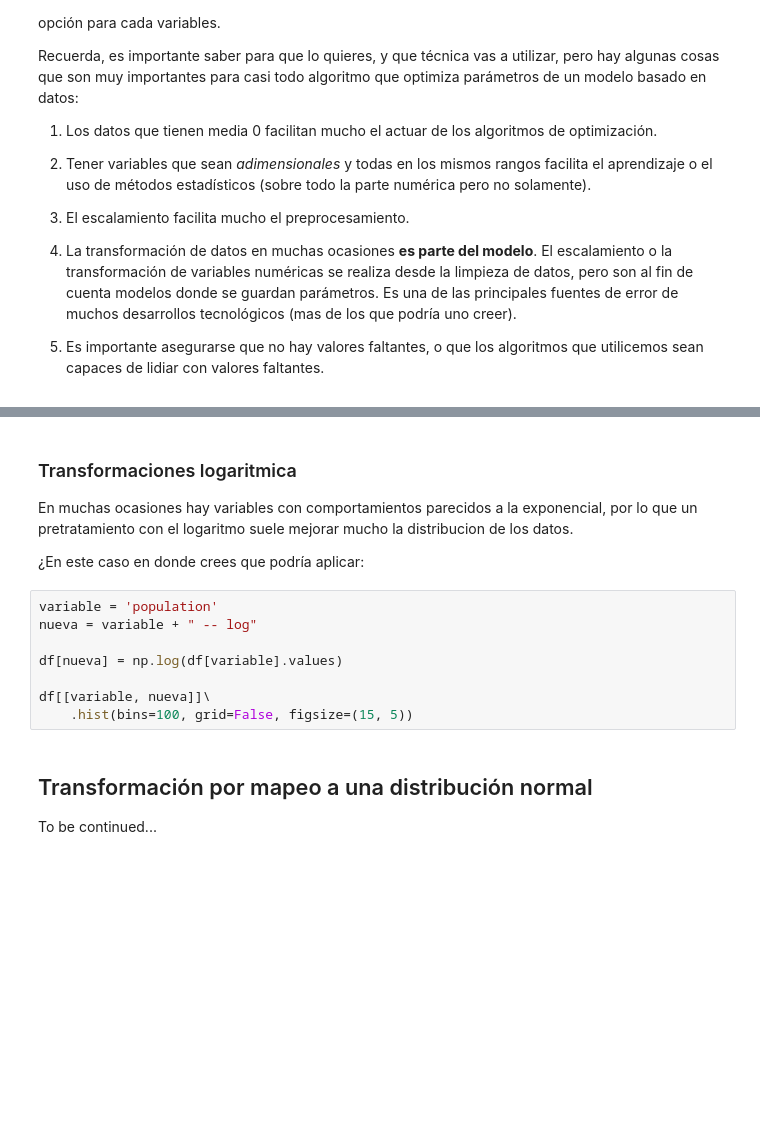
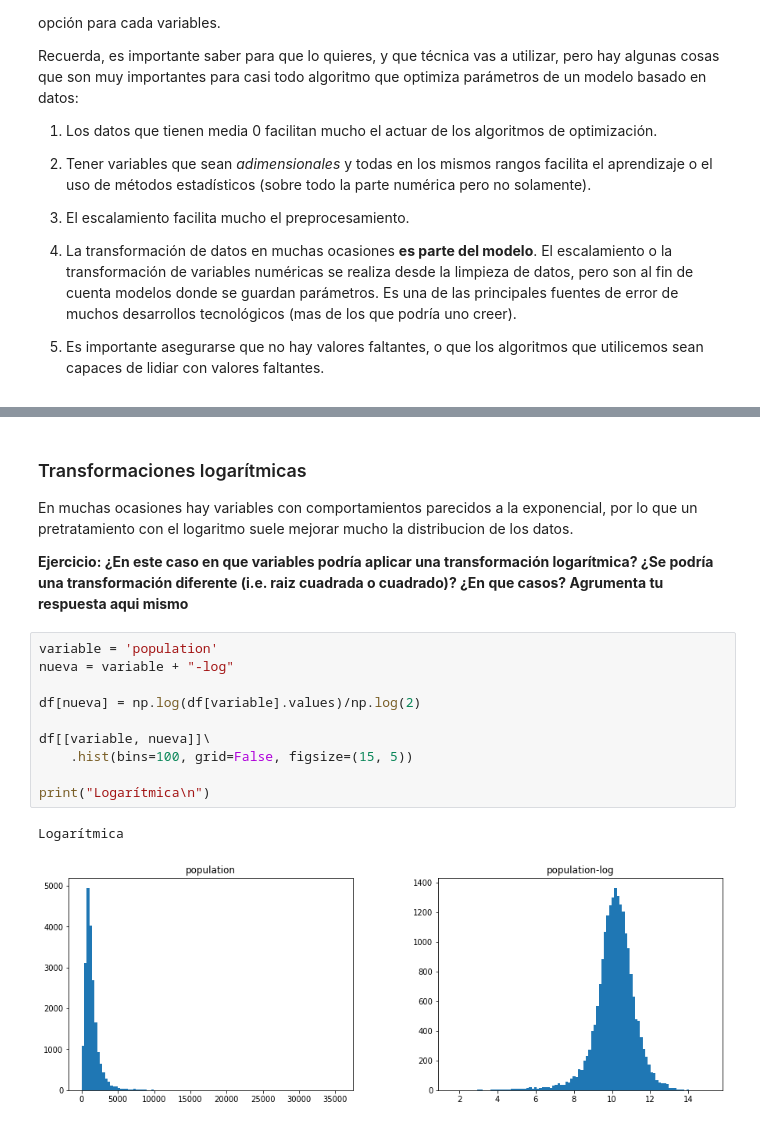
Before and after one commit to mcd-unison/ing-caract, a Jupyter notebook: ejemplos/tipos/python/numericos.ipynb, the cells around one changed output, grey strips where cells are left out. Cells and saved outputs as stored; diff of their text form; blank space fills up the shorter version.

```diff
--- a/ejemplos/tipos/python/numericos.ipynb
+++ b/ejemplos/tipos/python/numericos.ipynb
@@ -149,18 +190,19 @@ print(scaler.data_min_, scaler.data_max_)
 # %% [markdown]
-### Transformaciones logaritmica
+### Transformaciones logarítmicas
 
 En muchas ocasiones hay variables con comportamientos parecidos a la exponencial, por lo que un pretratamiento con el logaritmo suele mejorar mucho la distribucion de los datos.
 
-¿En este caso en donde crees que podría aplicar:
+**Ejercicio: ¿En este caso en que variables podría aplicar una transformación logarítmica? ¿Se podría una transformación diferente (i.e. raiz cuadrada o cuadrado)? ¿En que casos? Agrumenta tu respuesta aqui mismo**
 # %%
 variable = 'population'
-nueva = variable + " -- log"
+nueva = variable + "-log"
 
-df[nueva] = np.log(df[variable].values)
+df[nueva] = np.log(df[variable].values)/np.log(2)
 
 df[[variable, nueva]]\
     .hist(bins=100, grid=False, figsize=(15, 5))
+
+print("Logarítmica\n")
+# %% [output]
+Logarítmica
+[figure, added]
-# %% [markdown]
-## Transformación por mapeo a una distribución normal
-
-To be continued...
```
Also changed, not shown: parts of 23 cells of this notebook.
